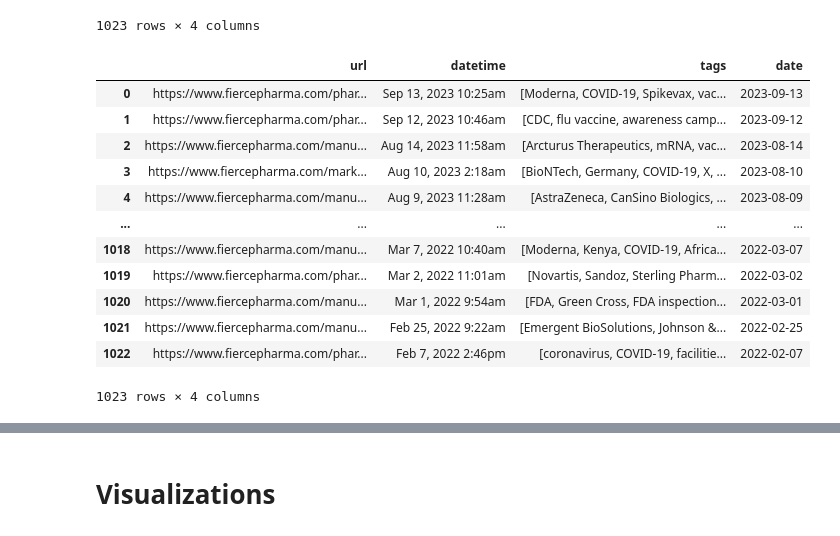
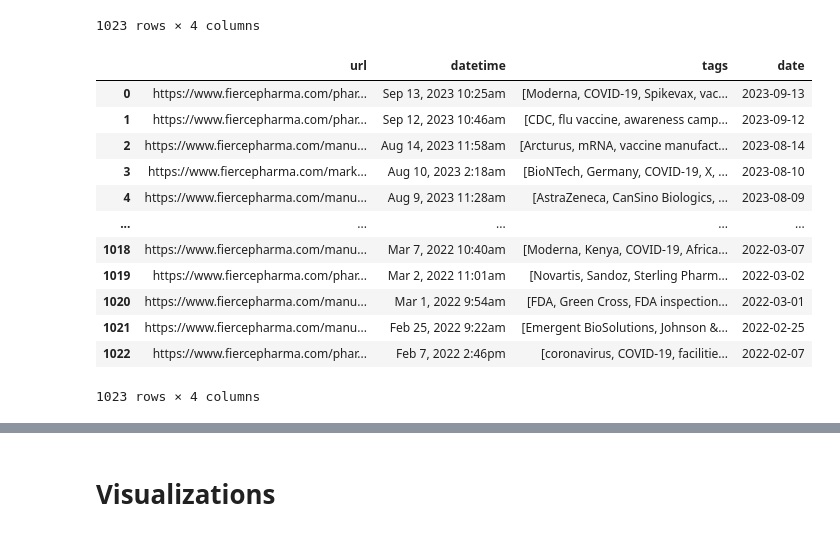
Before and after one commit to kevin-goh/HealthcareAGscraping, a Jupyter notebook: fiercepharma tags.ipynb, the cells around one changed output, grey strips where cells are left out. Saved outputs shown, nothing was run; the diff lists cells and outputs as text; code cells hidden in the pictures.

```diff
--- a/fiercepharma tags.ipynb
+++ b/fiercepharma tags.ipynb
@@ -273,45 +273,47 @@ working_df
 # merge related tags together
 grouped_tags={
     '"Alzheimers disease"': '"Alzheimers"',
+    '"Alzheimers"':"Alzheimer's",
     '"Parkinsons disease"': '"Parkinsons drug"',
-    'Arcturus':'Arcturus Therapeutics',
+    '"Parkinsons drug"':'Parkinsons',
+    'Arcturus Therapeutics':'Arcturus',
     'BD':'Becton Dickinson',
-    'Aspen':'Aspen Pharmacare',
-    'Alnylam':'Alnylam Pharmaceuticals',
+    'Aspen Pharmacare':'Aspen',
+    'Alnylam Pharmaceuticals':'Alnylam',
     'acute myeloid leukemia':'acute myeloid leukemia (AML)',
     'biosimilar':'biosimilars',
-    'Cell & Gene Therapy':'cell therapy',
-    'Cell & Gene Therapy':'gene therapy',
+    'cell therapy':'Cell & Gene Therapy',
+    'gene therapy':'Cell & Gene Therapy',
     'funding':'Fundraising',
     'JAK inhibitor':'JAK inhibitors',
     'Sun Pharmaceutical':'Sun Pharmaceuticals',
     'Supply Chain':'Supply Chains',
     'Teva Pharmaceutical':'Teva Pharmaceuticals',
     'Takeda':'Takeda Pharmaceutical',
     'Thermo Fisher':'Thermo Fisher Scientific',
     'U.K.':'United Kingdom',
-    'Venture Capital':'venture capital (VC)',
+    'venture capital (VC)':'Venture Capital',
     'Walter Reed':'Walter Reed Army Institute of Research',
     'Duchenne muscular dystrophy':'Duchenne muscular dystrophy (DMD)',
     'CRISPR':'CRISPR-Cas9',
     'Manufacturing deal':'Manufacturing deals',
     'FDA approval':'FDA approvals',
     'antibody drug conjugates':'antibody-drug conjugates',
-    'ADCs':'antibody drug conjugates',
+    'antibody-drug conjugates': 'ADCs',
     'Vaccine':'Vaccines',
     'partnership':'partnerships'
 }
 for i in range(len(working_df['tags'])):
     working_df['tags'][i]=[i.lstrip() for i in working_df['tags'][i][1:-2].replace("'","").split(',')]
     for tag in working_df['tags'][i]:
         if tag in grouped_tags.keys():
             working_df['tags'][i][working_df['tags'][i].index(tag)]=grouped_tags[tag]
 working_df
 # %% [output]
 |  | url | datetime | tags | date |
 | 0 | https://www.fiercepharma.com/phar... | Sep 13, 2023 10:25am | [Moderna, COVID-19, Spikevax, vac... | 2023-09-13 |
 | 1 | https://www.fiercepharma.com/phar... | Sep 12, 2023 10:46am | [CDC, flu vaccine, awareness camp... | 2023-09-12 |
-| 2 | https://www.fiercepharma.com/manu... | Aug 14, 2023 11:58am | [Arcturus Therapeutics, mRNA, vac... | 2023-08-14 |
+| 2 | https://www.fiercepharma.com/manu... | Aug 14, 2023 11:58am | [Arcturus, mRNA, vaccine manufact... | 2023-08-14 |
 | 3 | https://www.fiercepharma.com/mark... | Aug 10, 2023 2:18am | [BioNTech, Germany, COVID-19, X, ... | 2023-08-10 |
 | 4 | https://www.fiercepharma.com/manu... | Aug 9, 2023 11:28am | [AstraZeneca, CanSino Biologics, ... | 2023-08-09 |
 | ... | ... | ... | ... | ... |
```
Also changed, not shown: parts of 10 cells of this notebook, 1 other file.
